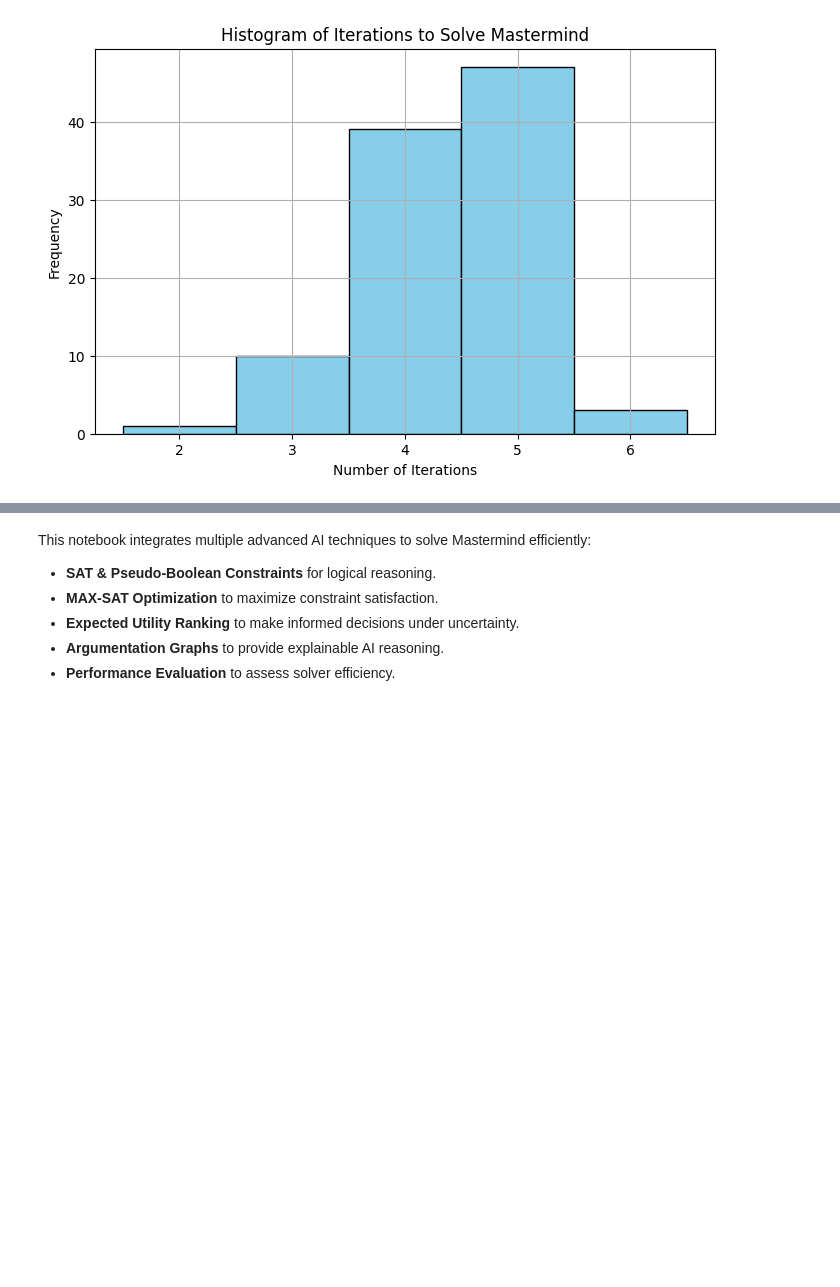
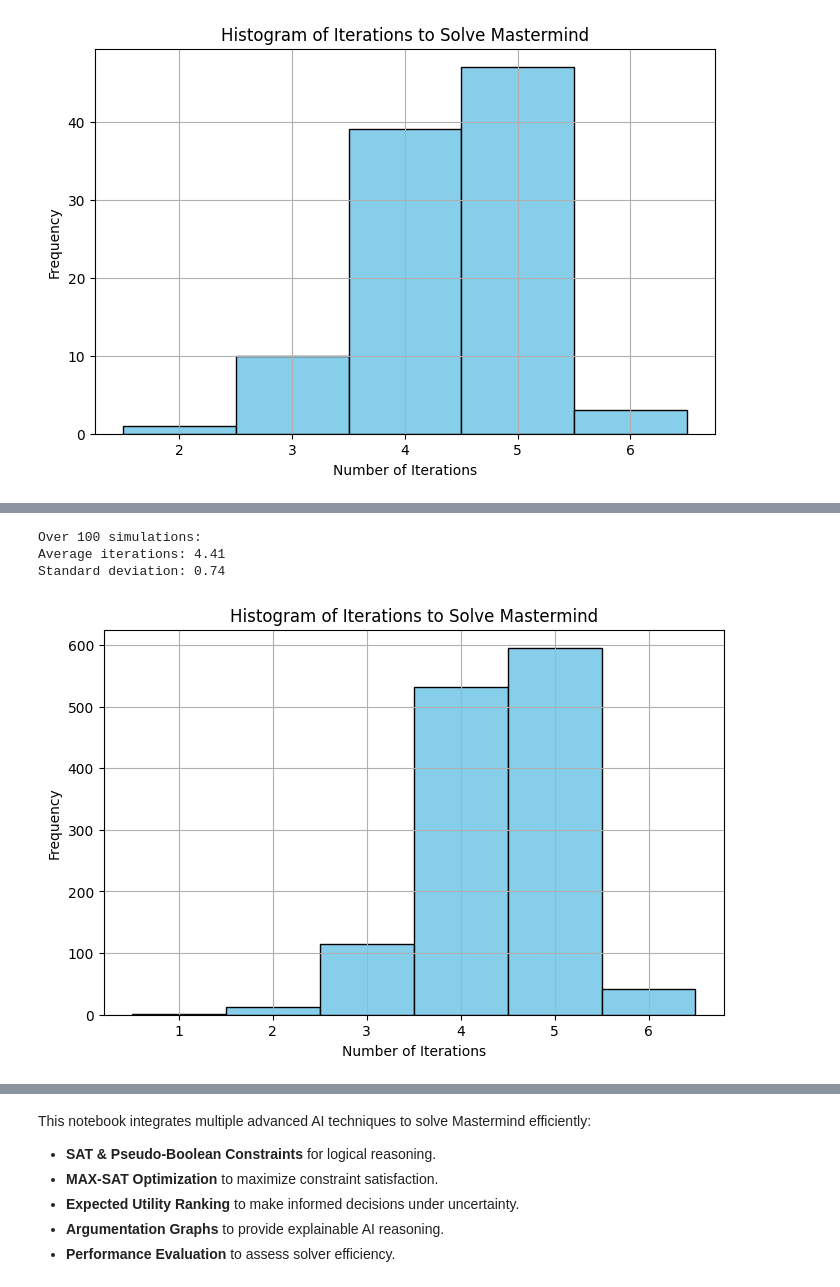
Before and after one commit to louisgthier/mastermind-reasoning-solver, a Jupyter notebook: mastermind-solver.ipynb, the cells around one changed output, grey strips where cells are left out. Drawn from its saved outputs; the diff is of its cells as text; code cells hidden in the pictures; blank space fills up the shorter version.

```diff
--- a/mastermind-solver.ipynb
+++ b/mastermind-solver.ipynb
@@ -596,0 +908,51 @@ Standard deviation: 0.75
+# %%
+# Cell 18: Performance evaluation – Compute average iterations over multiple simulations
+# We run all 1296 possible secret codes through the dynamic simulation with improved utility.
+# Was not possible with the unoptimized version. (Would have taken about 45 minutes.)
+
+from tqdm import tqdm
+
+def simulate_game_dynamic(secret_code):
+    candidates = generate_all_codes()
+    history = []
+    # First guess is always ('R', 'R', 'G', 'B')
+    guess = ('R', 'R', 'G', 'B')
+    while True:
+        fb = get_feedback(secret_code, guess)
+        history.append((guess, fb, len(candidates)))
+        if fb[0] == NUM_POSITIONS:  # all positions correct
+            break
+        candidates = filter_candidates(candidates, guess, fb)
+        guess = select_guess_expected_improved(candidates)
+    return history
+
+def run_simulations():
+    iterations = []
+    for secret in tqdm(all_codes):
+        game_history = simulate_game_dynamic(secret)
+        iterations.append(len(game_history))
+    return iterations
+
+# Run simulations and compute statistics
+iteration_counts = run_simulations()
+average_iterations = np.mean(iteration_counts)
+std_iterations = np.std(iteration_counts)
+
+print(f"Over {num_simulations} simulations:")
+print(f"Average iterations: {average_iterations:.2f}")
+print(f"Standard deviation: {std_iterations:.2f}")
+
+# Plot a histogram of iteration counts
+plt.figure(figsize=(8, 5))
+plt.hist(iteration_counts, bins=range(min(iteration_counts), max(iteration_counts) + 2),
+         edgecolor='black', align='left', color='skyblue')
+plt.xlabel("Number of Iterations")
+plt.ylabel("Frequency")
+plt.title("Histogram of Iterations to Solve Mastermind")
+plt.grid(True)
+plt.show()
+# %% [output]
+Over 100 simulations:
+Average iterations: 4.41
+Standard deviation: 0.74
+[figure, added]
```
Also changed, not shown: parts of 13 cells of this notebook.
